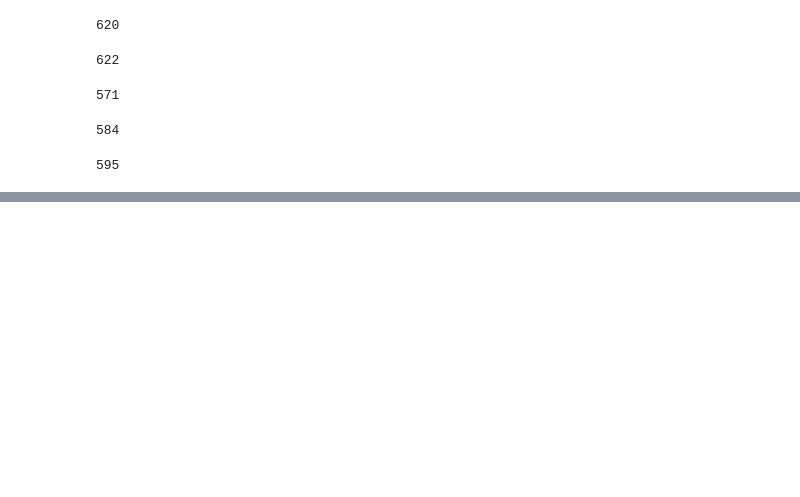
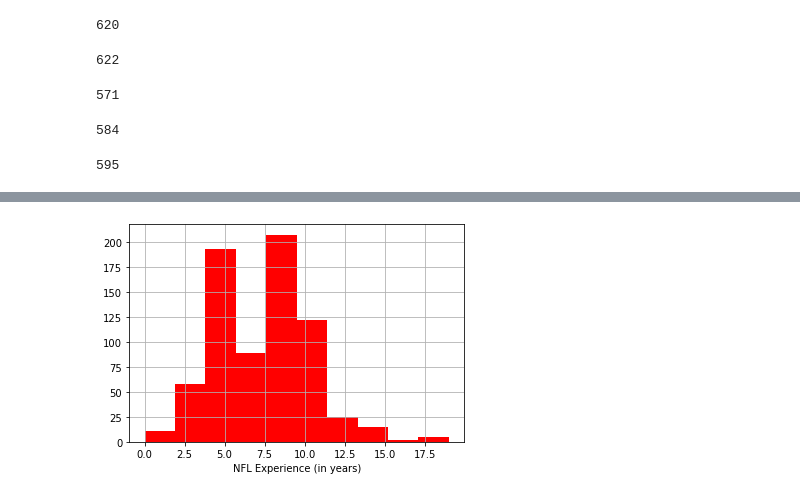
Before and after one commit to tiffanyharris711/pandasy-football, a Jupyter notebook: data.ipynb, the cells around one changed output, grey strips where cells are left out. Cells and saved outputs as stored; diff of their text form; code cells hidden in the pictures; blank space fills up the shorter version.

```diff
--- a/data.ipynb
+++ b/data.ipynb
@@ -82,0 +112,5 @@ Index(['Player', 'Team', 'Position', 'Age', 'Completions', 'Interceptions',
+# %%
+wr_data['Experience'].hist(color="red").set_xlabel("NFL Experience (in years)")
+plt.savefig('./Images/Histogram_WR.png')
+# %% [output]
+[figure, added]
```
Also changed, not shown: parts of 13 cells of this notebook, 15 other files.
